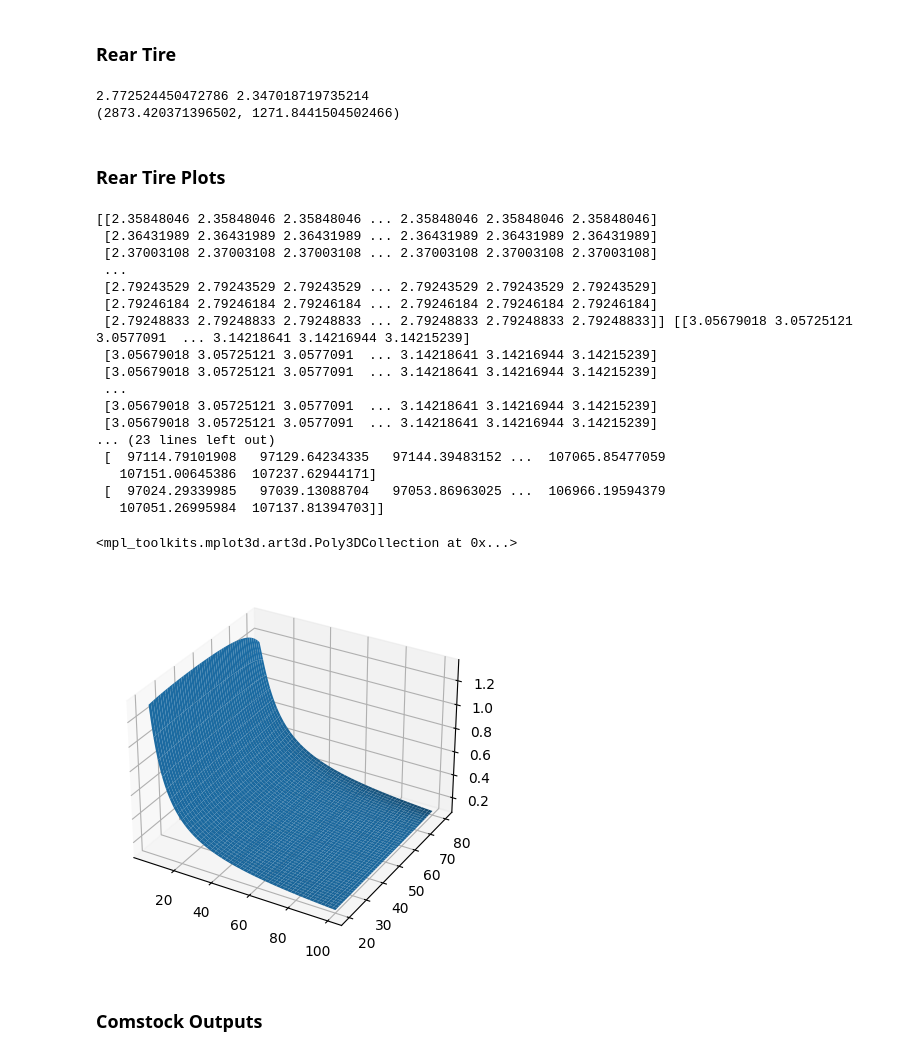
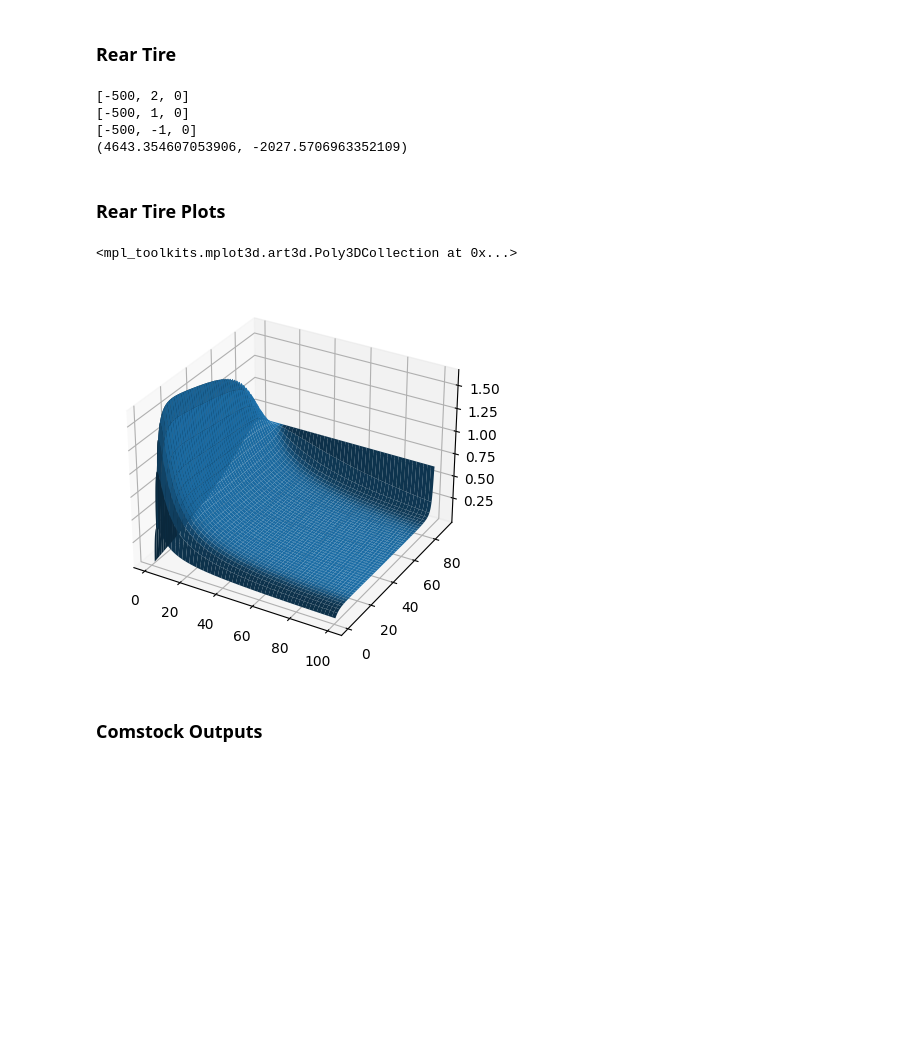
Before and after one commit to rhorvath02/tire_analysis, a Jupyter notebook: comstock/plotting.ipynb, the cells around one changed output. Drawn from its saved outputs; the diff is of its cells as text; code cells hidden in the pictures; blank space fills up the shorter version.

```diff
--- a/comstock/plotting.ipynb
+++ b/comstock/plotting.ipynb
@@ -65,10 +66,8 @@ front_long = [0.771, 192.991, 3001.746, -403.002, 702.111, -0.492, 2.223, -1.977
 
 rear_lat = [1.384, -0.0003117, -2.936, 668.1, 1599, 0.03877, 0.0003177, 0.6252, 7.733e-05, -0.08382, -0.1171, 0.04597, 3.107, 5.41e-05, 0.04736, 0.005249, 0.0508, -0.1956]
 
-rear_long = [ 6.37312726e-01,  1.94939660e+02,  3.00088541e+03, -4.03320823e+02,
-        7.02486660e+02, -6.64921922e-01,  2.47703186e-01, -4.39641395e-01,
-       -1.08916763e+00, -8.10952295e-01,  3.54937175e+00,  7.73535131e-01,
-       -2.70299041e+00, -4.43023736e-01]
+rear_long = [0.9541497204155789, 192.8002686339246, 3003.620805462048, -399.72135093091333, 703.1031651893918, -0.6318690403434442, 1.4820764660971453, 0.9562715863473592,
+-3.2673329873816304, -0.7227790406912731, 0.7574230840392217, 0.8678660791229866, -4.582653049752284, -0.5261588380995105]
 # %% [markdown]
 ### Rear Tire
 # %%
@@ -79,71 +78,39 @@ def comstock(SR, SA):
     FX = FX_fit[0]
     FY = FY_fit[0]
 
-    mu_x = abs(FX_fit[0] / FZ)
-    mu_y = abs(FY_fit[0] / FZ)
-
-    B_x = abs(FX_fit[1])
-    B_y = abs(FY_fit[1])
-
-    C_x = abs(FX_fit[2])
-    C_y = abs(FY_fit[2])
-
-    P1_x = abs(long_fit([FZ, SR], *rear_long)[0] / FZ)
-    P1_y = abs(lat_fit([FZ, SA, IA], *rear_lat)[0] / FZ)
-
-    Cs = (B_x * C_x * SR / P1_x * mu_x * FZ)
-    Ca = (B_y * C_y * SA / P1_y * mu_y * FZ)
-
-    print(mu_x, mu_y)
+    Ca = (long_fit([FZ, 1], *rear_long)[0] - long_fit([FZ, -1], *rear_long)[0]) / 2
+    Cs = (lat_fit([FZ, 1, IA], *rear_lat)[0] - lat_fit([FZ, -1, IA], *rear_lat)[0]) / 2
 
     return (com_long(SA, SR, FX, FY, Ca), com_lat(SA, SR, FX, FY, Cs))
 # %%
-print(comstock(10, 5))
-# print(long_fit([FZ, 0], *rear_long))
+print(comstock(5, 2)) # SR, SA
+# print(long_fit([FZ, 0, 0], *rear_long))
 # %% [output]
-2.772524450472786 2.347018719735214
-(2873.420371396502, 1271.8441504502466)
+[-500, 2, 0]
+[-500, 1, 0]
+[-500, -1, 0]
+(4643.354607053906, -2027.5706963352109)
 # %% [markdown]
 ### Rear Tire Plots
 # %%
-model_SA_data = np.linspace(20, 80, 1000)
-model_SR_data = np.linspace(5, 100, 1000)
+model_SA_data = np.linspace(1, 90, 1000)
+model_SR_data = np.linspace(1, 100, 1000)
 
 SA, SR = np.meshgrid(model_SA_data, model_SR_data)
 
 fig = plt.figure()
 ax = Axes3D(fig, auto_add_to_figure=False)
 
 FX = comstock(SR, SA)[0] * FZ * -1
 FY = comstock(SR, SA)[1] * FZ * -1
 
-print(FY)
-
 ax = plt.axes(projection='3d')
 
 fig.add_axes(ax)
-# ax.plot_surface(SR, SA, FX)
 ax.plot_surface(SR, SA, FY)
 # %% [output]
-[[2.35848046 2.35848046 2.35848046 ... 2.35848046 2.35848046 2.35848046]
- [2.36431989 2.36431989 2.36431989 ... 2.36431989 2.36431989 2.36431989]
- [2.37003108 2.37003108 2.37003108 ... 2.37003108 2.37003108 2.37003108]
- ...
- [2.79243529 2.79243529 2.79243529 ... 2.79243529 2.79243529 2.79243529]
- [2.79246184 2.79246184 2.79246184 ... 2.79246184 2.79246184 2.79246184]
- [2.79248833 2.79248833 2.79248833 ... 2.79248833 2.79248833 2.79248833]] [[3.05679018 3.05725121 3.0577091  ... 3.14218641 3.14216944 3.14215239]
- [3.05679018 3.05725121 3.0577091  ... 3.14218641 3.14216944 3.14215239]
- [3.05679018 3.05725121 3.0577091  ... 3.14218641 3.14216944 3.14215239]
- ...
- [3.05679018 3.05725121 3.0577091  ... 3.14218641 3.14216944 3.14215239]
- [3.05679018 3.05725121 3.0577091  ... 3.14218641 3.14216944 3.14215239]
-... (23 lines left out)
- [  97114.79101908   97129.64234335   97144.39483152 ...  107065.85477059
-   107151.00645386  107237.62944171]
- [  97024.29339985   97039.13088704   97053.86963025 ...  106966.19594379
-   107051.26995984  107137.81394703]]
+<mpl_toolkits.mplot3d.art3d.Poly3DCollection at 0x...>
-<mpl_toolkits.mplot3d.art3d.Poly3DCollection at 0x...>
-[figure, old version]
+[figure, new version]
 # %% [markdown]
 ### Comstock Outputs
 # %%
```
Also changed, not shown: parts of 1 cell of this notebook, 6 other files.
